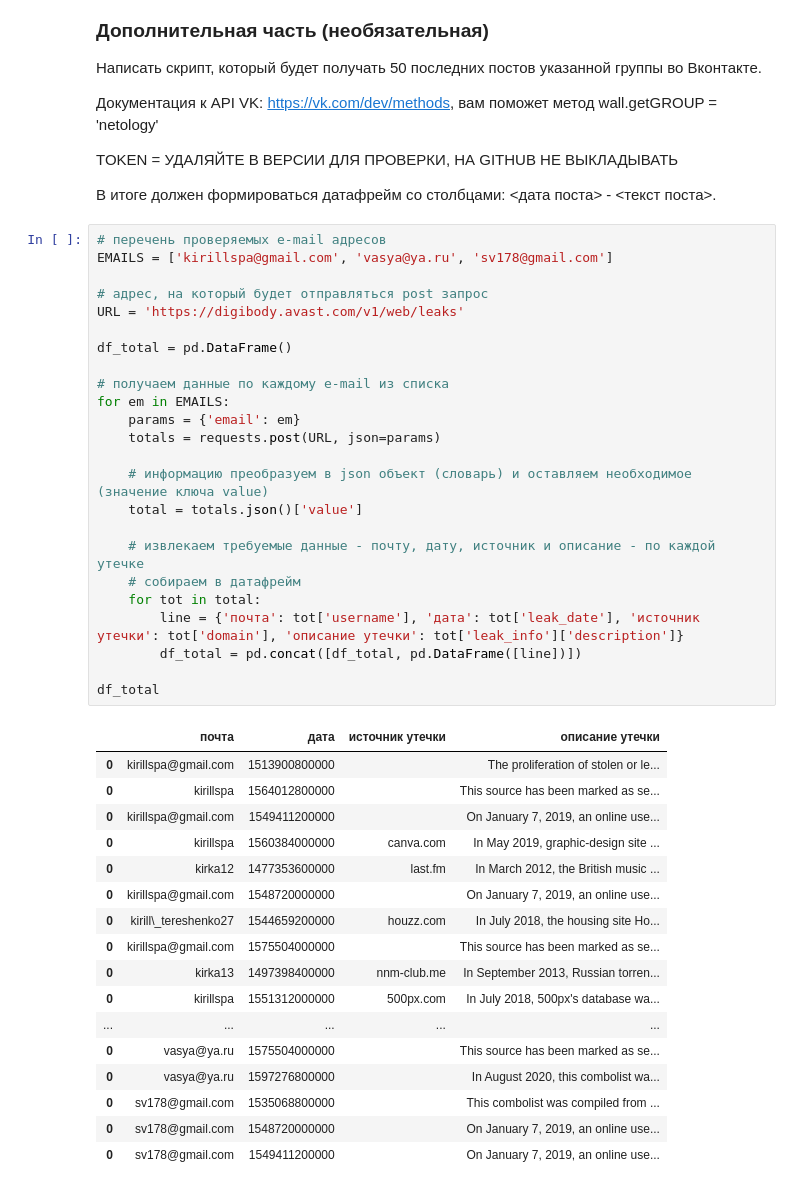
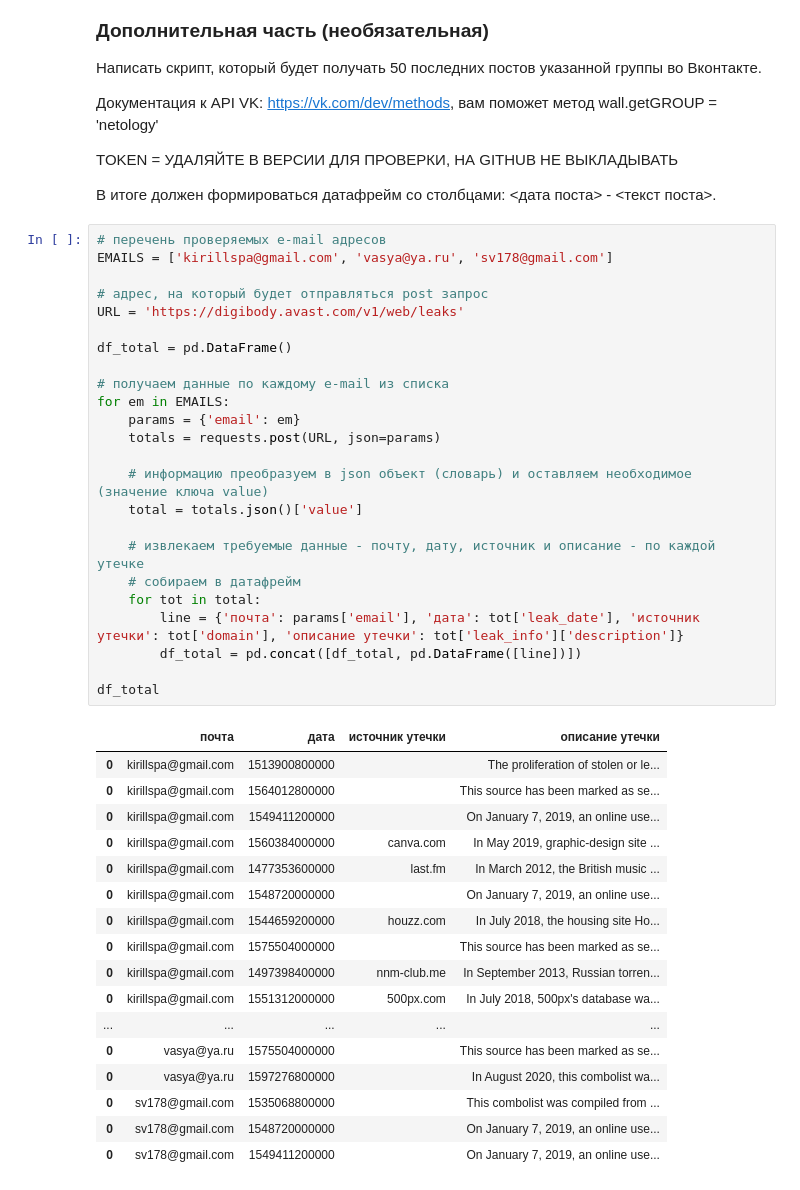
Before and after one commit to OlgaTer/homework, a Jupyter notebook: numberFifteen/work_15.ipynb, the cells around one changed output. Cells and saved outputs as stored; diff of their text form.

```diff
--- a/numberFifteen/work_15.ipynb
+++ b/numberFifteen/work_15.ipynb
@@ -182,39 +182,39 @@ TOKEN = УДАЛЯЙТЕ В ВЕРСИИ ДЛЯ ПРОВЕРКИ, НА GITHUB Н
 # %%
 # перечень проверяемых e-mail адресов
 EMAILS = ['kirillspa@gmail.com', 'vasya@ya.ru', 'sv178@gmail.com']
 
 # адрес, на который будет отправляться post запрос
 URL = 'https://digibody.avast.com/v1/web/leaks'
 
 df_total = pd.DataFrame()
 
 # получаем данные по каждому e-mail из списка
 for em in EMAILS:
     params = {'email': em}
     totals = requests.post(URL, json=params)
 
     # информацию преобразуем в json объект (словарь) и оставляем необходимое (значение ключа value)
     total = totals.json()['value']
 
     # извлекаем требуемые данные - почту, дату, источник и описание - по каждой утечке
     # собираем в датафрейм
     for tot in total:
-        line = {'почта': tot['username'], 'дата': tot['leak_date'], 'источник утечки': tot['domain'], 'описание утечки': tot['leak_info']['description']}
+        line = {'почта': params['email'], 'дата': tot['leak_date'], 'источник утечки': tot['domain'], 'описание утечки': tot['leak_info']['description']}
         df_total = pd.concat([df_total, pd.DataFrame([line])])
 
 df_total
 # %% [output]
 |  | почта | дата | источник утечки | описание утечки |
 | 0 | kirillspa@gmail.com | 1513900800000 |  | The proliferation of stolen or le... |
-| 0 | kirillspa | 1564012800000 |  | This source has been marked as se... |
+| 0 | kirillspa@gmail.com | 1564012800000 |  | This source has been marked as se... |
 | 0 | kirillspa@gmail.com | 1549411200000 |  | On January 7, 2019, an online use... |
-| 0 | kirillspa | 1560384000000 | canva.com | In May 2019, graphic-design site ... |
-| 0 | kirka12 | 1477353600000 | last.fm | In March 2012, the British music ... |
+| 0 | kirillspa@gmail.com | 1560384000000 | canva.com | In May 2019, graphic-design site ... |
+| 0 | kirillspa@gmail.com | 1477353600000 | last.fm | In March 2012, the British music ... |
 | 0 | kirillspa@gmail.com | 1548720000000 |  | On January 7, 2019, an online use... |
-| 0 | kirill\_tereshenko27 | 1544659200000 | houzz.com | In July 2018, the housing site Ho... |
+| 0 | kirillspa@gmail.com | 1544659200000 | houzz.com | In July 2018, the housing site Ho... |
 | 0 | kirillspa@gmail.com | 1575504000000 |  | This source has been marked as se... |
-| 0 | kirka13 | 1497398400000 | nnm-club.me | In September 2013, Russian torren... |
-| 0 | kirillspa | 1551312000000 | 500px.com | In July 2018, 500px's database wa... |
+| 0 | kirillspa@gmail.com | 1497398400000 | nnm-club.me | In September 2013, Russian torren... |
+| 0 | kirillspa@gmail.com | 1551312000000 | 500px.com | In July 2018, 500px's database wa... |
 | ... | ... | ... | ... | ... |
 | 0 | vasya@ya.ru | 1575504000000 |  | This source has been marked as se... |
 | 0 | vasya@ya.ru | 1597276800000 |  | In August 2020, this combolist wa... |
```
Also changed, not shown: parts of 2 cells of this notebook.
